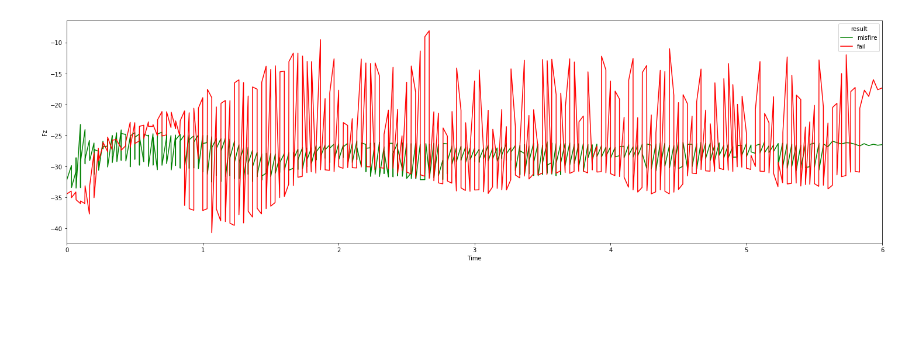
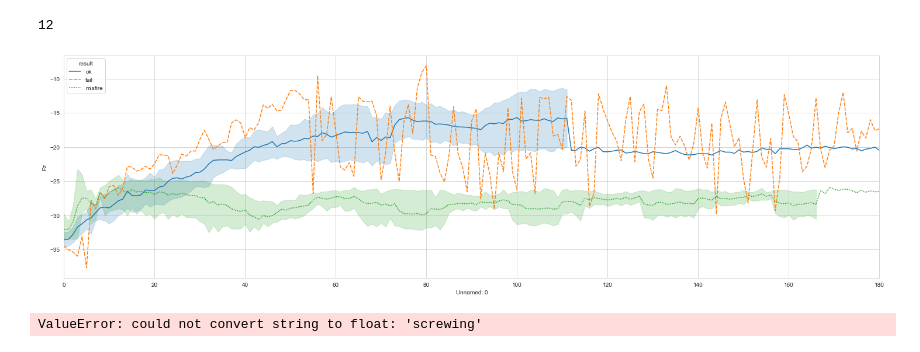
Before and after one commit to KevinGalassi/screwdriver-dataset, a Jupyter notebook: data_plot.ipynb, the cells around one changed output. Cells and saved outputs as stored; diff of their text form; code cells hidden in the pictures; blank space fills up the shorter version.

```diff
--- a/data_plot.ipynb
+++ b/data_plot.ipynb
@@ -17,11 +70,18 @@ force_df, pos_df= csv_elaboration(phase_types, results_types,data_types, base_pa
 import seaborn as sns
 import matplotlib.pyplot as plt
 plt.rcParams['figure.figsize'] = [25, 7]
+sns.set_style('whitegrid')
 
 palette={"ok": "blue", "fail": "red", 'misfire':'green'}
 # %%
-sns.lineplot(data=force_df, x='Time', y='Fz', hue='result' , palette=palette)
-plt.xlim(0,6)
-plt.show()
+# Sample serie
+
+
+sns.lineplot(data=force_df, x='Unnamed: 0', y='Fz', hue='result', style='result')
+plt.xlim(0, 180)
+#plt.show()
+
+print(force_df['test'].nunique())
 # %% [output]
+12
-[figure, old version]
+[figure, new version]
@@ -27,0 +97,10 @@ plt.show()
+# %%
+from scipy.fft import fft, fftfreq
+
+yf = fft(force_df)
+xf = fftfreq(N, 1 / SAMPLE_RATE)
+
+plt.plot(xf, np.abs(yf))
+plt.show()
+# %% [output]
+ValueError: could not convert string to float: 'screwing'
```
Also changed, not shown: parts of 2 cells of this notebook, 31 other files.
